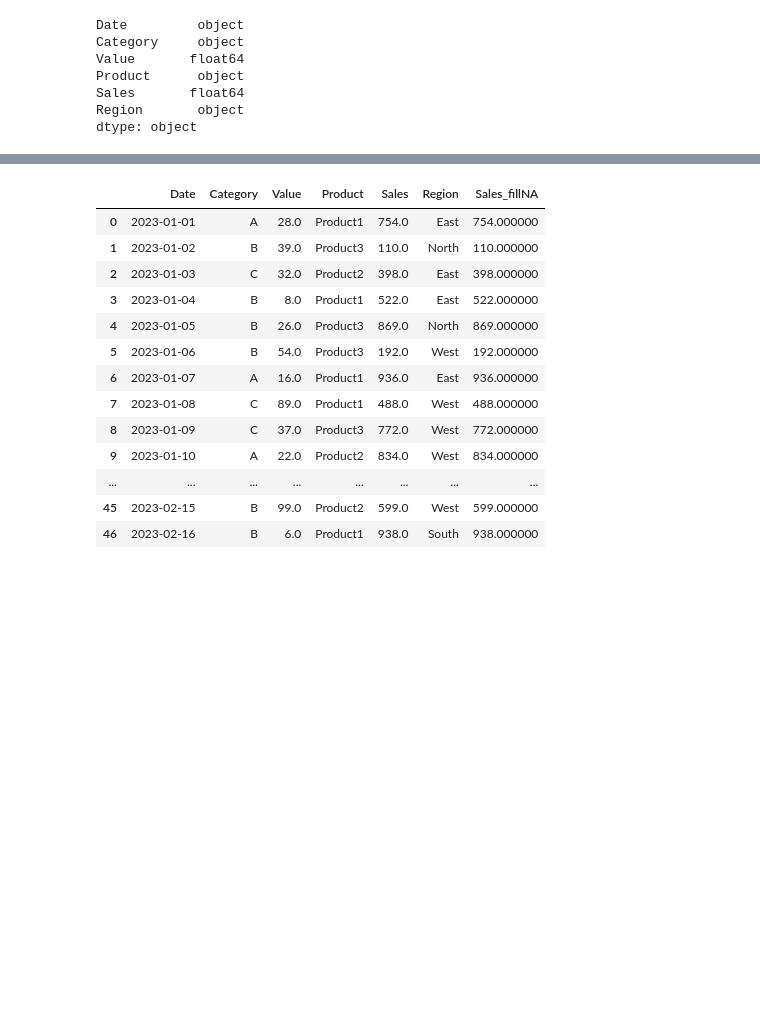
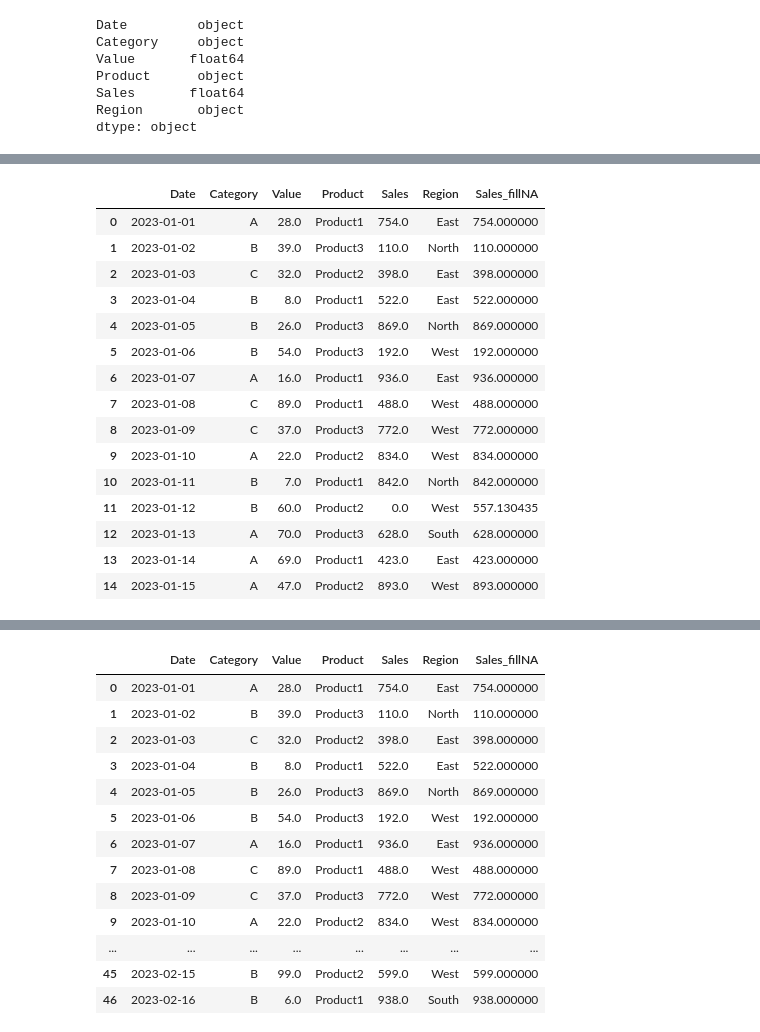
Before and after one commit to Kapil987/pythonForMlops, a Jupyter notebook: 9-Data_Analysis_With_Python/9.3-datamanipulation.ipynb, the cells around one changed output, grey strips where cells are left out. Cells and saved outputs as stored; diff of their text form; code cells hidden in the pictures; blank space fills up the shorter version.

```diff
--- a/9-Data_Analysis_With_Python/9.3-datamanipulation.ipynb
+++ b/9-Data_Analysis_With_Python/9.3-datamanipulation.ipynb
@@ -82,2 +81,21 @@ dtype: int64
 # %%
+
 df_filled=df.fillna(0)
+df_filled.head(15)
+# %% [output]
+|  | Date | Category | Value | Product | Sales | Region | Sales_fillNA |
+| 0 | 2023-01-01 | A | 28.0 | Product1 | 754.0 | East | 754.000000 |
+| 1 | 2023-01-02 | B | 39.0 | Product3 | 110.0 | North | 110.000000 |
+| 2 | 2023-01-03 | C | 32.0 | Product2 | 398.0 | East | 398.000000 |
+| 3 | 2023-01-04 | B | 8.0 | Product1 | 522.0 | East | 522.000000 |
+| 4 | 2023-01-05 | B | 26.0 | Product3 | 869.0 | North | 869.000000 |
+| 5 | 2023-01-06 | B | 54.0 | Product3 | 192.0 | West | 192.000000 |
+| 6 | 2023-01-07 | A | 16.0 | Product1 | 936.0 | East | 936.000000 |
+| 7 | 2023-01-08 | C | 89.0 | Product1 | 488.0 | West | 488.000000 |
+| 8 | 2023-01-09 | C | 37.0 | Product3 | 772.0 | West | 772.000000 |
+| 9 | 2023-01-10 | A | 22.0 | Product2 | 834.0 | West | 834.000000 |
+| 10 | 2023-01-11 | B | 7.0 | Product1 | 842.0 | North | 842.000000 |
+| 11 | 2023-01-12 | B | 60.0 | Product2 | 0.0 | West | 557.130435 |
+| 12 | 2023-01-13 | A | 70.0 | Product3 | 628.0 | South | 628.000000 |
+| 13 | 2023-01-14 | A | 69.0 | Product1 | 423.0 | East | 423.000000 |
+| 14 | 2023-01-15 | A | 47.0 | Product2 | 893.0 | West | 893.000000 |
```
Also changed, not shown: parts of 15 cells of this notebook, 2 other files.
